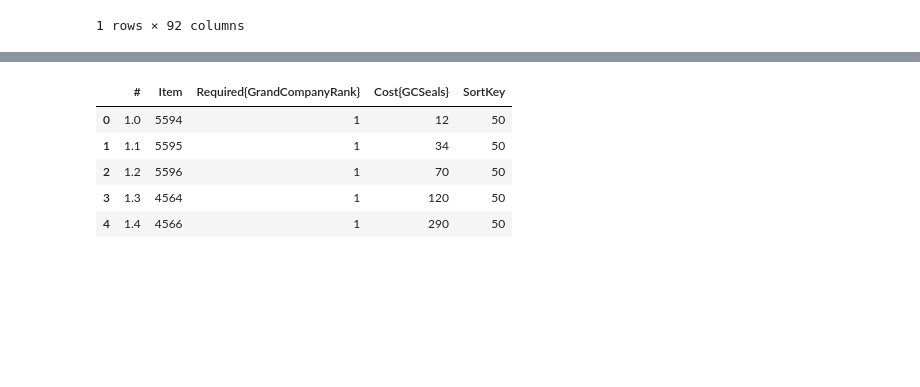
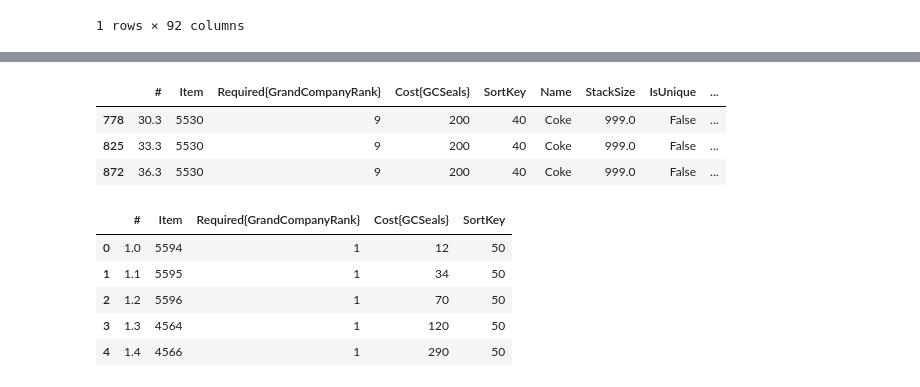
Before and after one commit to Cyntaelis/gc_seals_opti, a Jupyter notebook: proto.ipynb, the cells around one changed output, grey strips where cells are left out. Saved outputs shown, nothing was run; the diff lists cells and outputs as text; code cells hidden in the pictures; blank space fills up the shorter version.

```diff
--- a/proto.ipynb
+++ b/proto.ipynb
@@ -86,3 +151,10 @@ gcs = pd.read_csv("GCScripShopItem.csv", skiprows=[0,2,3])
+# %%
+gcs[gcs["Name"].str.match("Coke")]
+# %% [output]
+|  | # | Item | Required{GrandCompanyRank} | Cost{GCSeals} | SortKey | Name | StackSize | IsUnique | ... |
+| 778 | 30.3 | 5530 | 9 | 200 | 40 | Coke | 999.0 | False | ... |
+| 825 | 33.3 | 5530 | 9 | 200 | 40 | Coke | 999.0 | False | ... |
+| 872 | 36.3 | 5530 | 9 | 200 | 40 | Coke | 999.0 | False | ... |
 # %%
 gcs.head()
 # %% [output]
```
Also changed, not shown: parts of 5 cells of this notebook, 10 other files.
